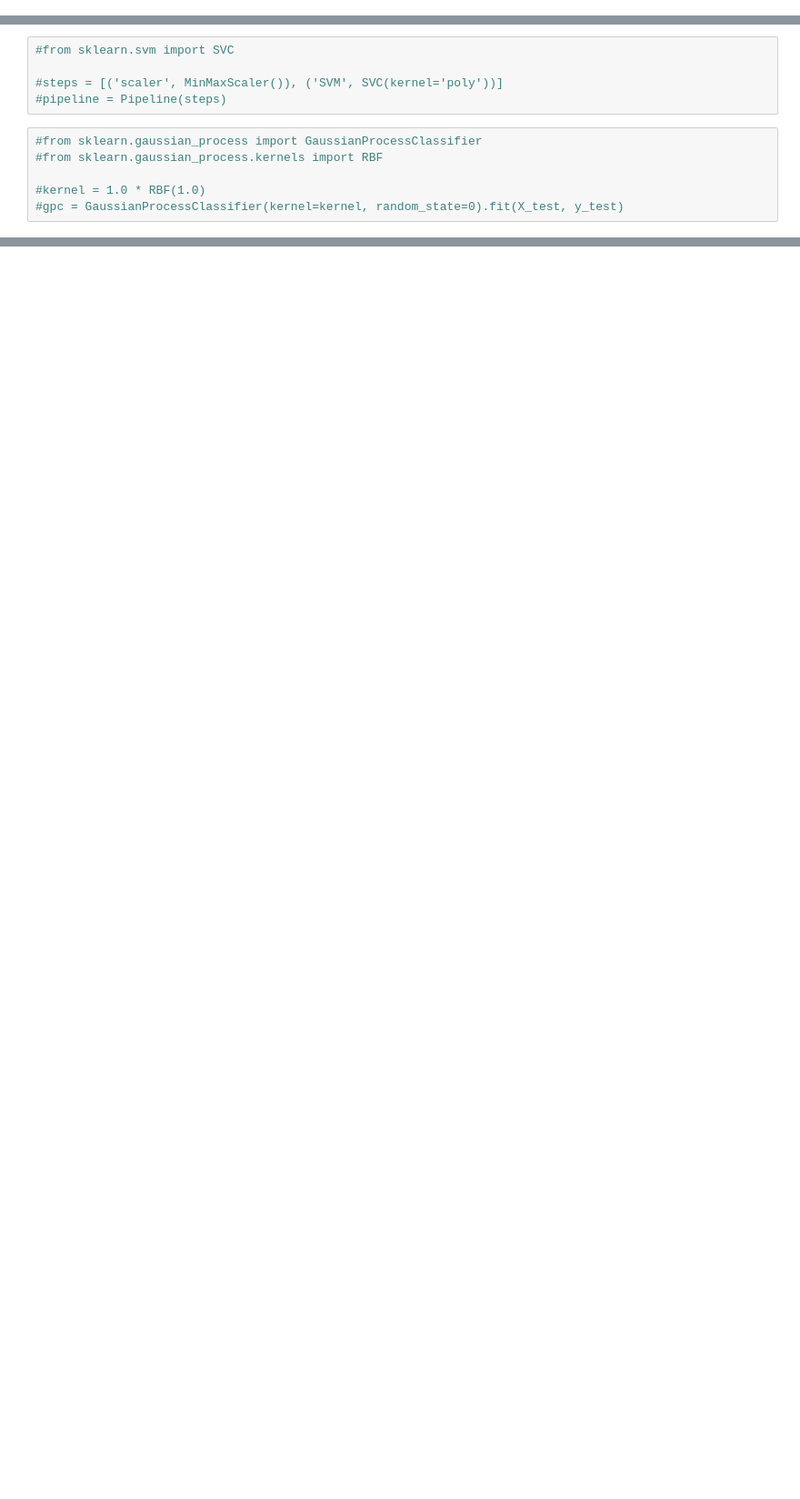
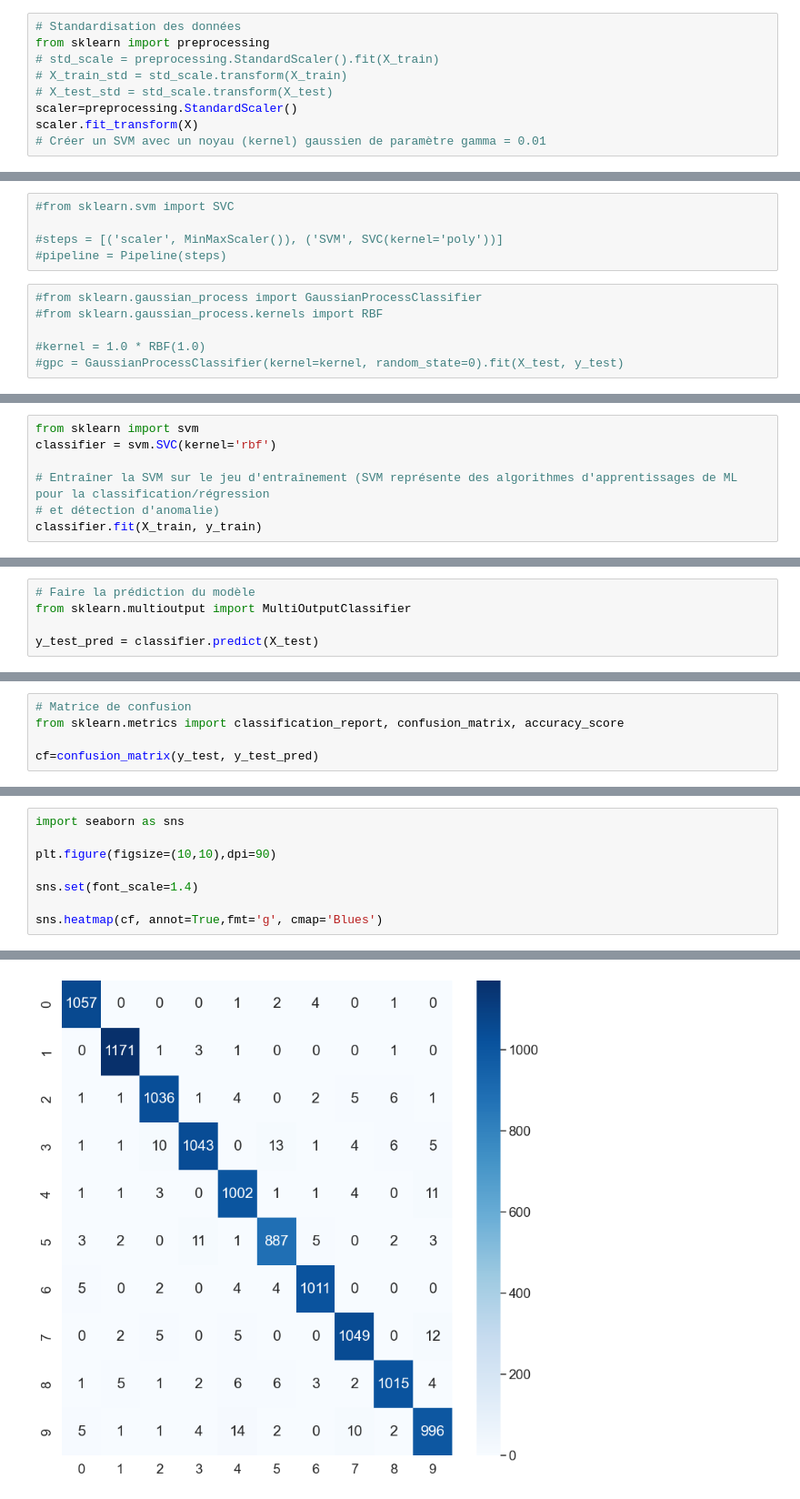
Before and after one commit to Lorraine-simplon/la-poste, a Jupyter notebook: Laposte.ipynb, the cells around one changed output, grey strips where cells are left out. Shown at 91% size. Saved outputs shown, nothing was run; the diff lists cells and outputs as text; blank space fills up the shorter version.

Commit message:
RBF matrice de confusion etc

```diff
--- a/Laposte.ipynb
+++ b/Laposte.ipynb
@@ -59,3 +115,12 @@ sns.heatmap(correlation)
 # %%
 X = df.loc[:,df.columns != 'label'].copy()
 y = df.label
+# %%
+# Standardisation des données
+from sklearn import preprocessing
+# std_scale = preprocessing.StandardScaler().fit(X_train)
+# X_train_std = std_scale.transform(X_train)
+# X_test_std = std_scale.transform(X_test)
+scaler=preprocessing.StandardScaler()
+scaler.fit_transform(X)
+# Créer un SVM avec un noyau (kernel) gaussien de paramètre gamma = 0.01
@@ -89,0 +174,7 @@ classifier.fit(X_train, y_train)
+# %%
+from sklearn import svm
+classifier = svm.SVC(kernel='rbf')
+
+# Entraîner la SVM sur le jeu d'entraînement (SVM représente des algorithmes d'apprentissages de ML pour la classification/régression
+# et détection d'anomalie)
+classifier.fit(X_train, y_train)
@@ -89,0 +183,5 @@ classifier.fit(X_train, y_train)
+# %%
+# Faire la prédiction du modèle
+from sklearn.multioutput import MultiOutputClassifier
+
+y_test_pred = classifier.predict(X_test)
@@ -89,0 +210,5 @@ classifier.fit(X_train, y_train)
+# %%
+# Matrice de confusion
+from sklearn.metrics import classification_report, confusion_matrix, accuracy_score
+
+cf=confusion_matrix(y_test, y_test_pred)
@@ -89,0 +217,9 @@ classifier.fit(X_train, y_train)
+# %%
+import seaborn as sns
+
+plt.figure(figsize=(10,10),dpi=90)
+
+sns.set(font_scale=1.4)
+
+sns.heatmap(cf, annot=True,fmt='g', cmap='Blues')
+# %% [output]
@@ -89,0 +227 @@ classifier.fit(X_train, y_train)
+[figure, added]
```
Also changed, not shown: parts of 18 cells of this notebook.
